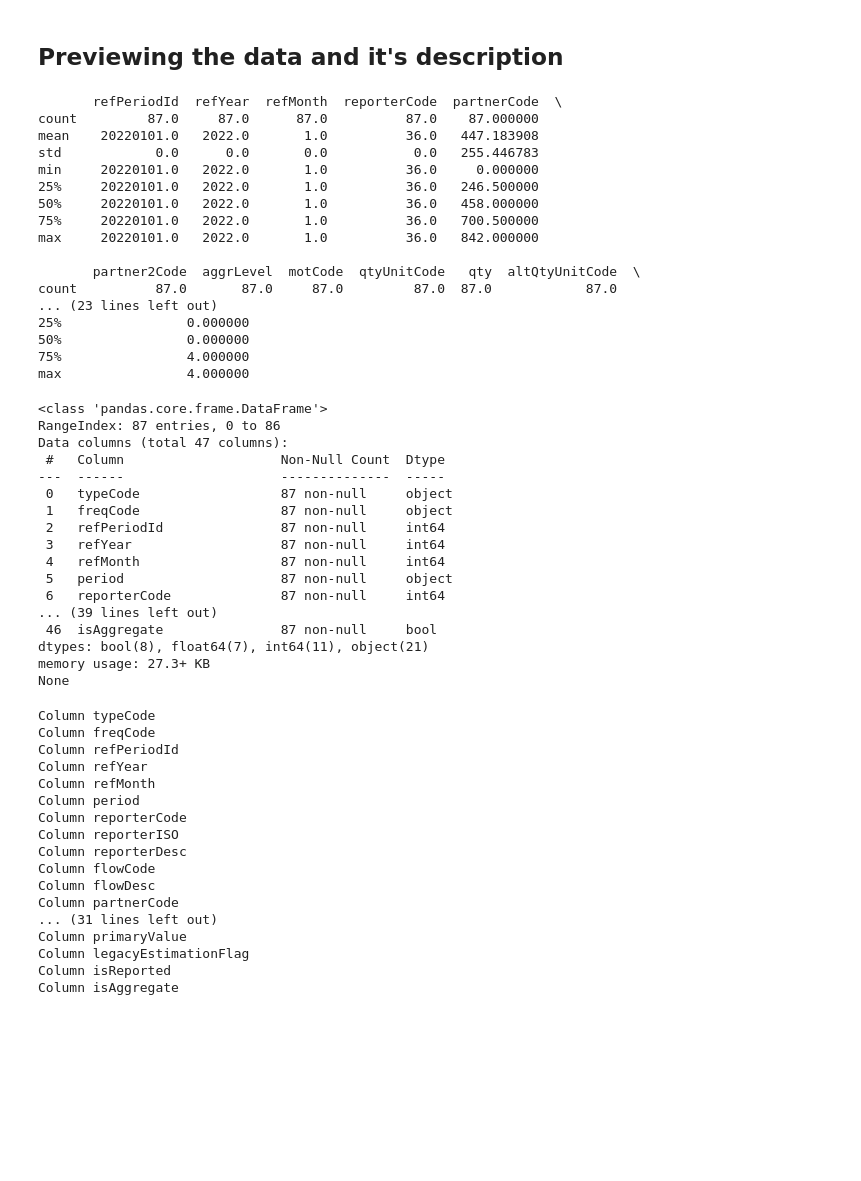
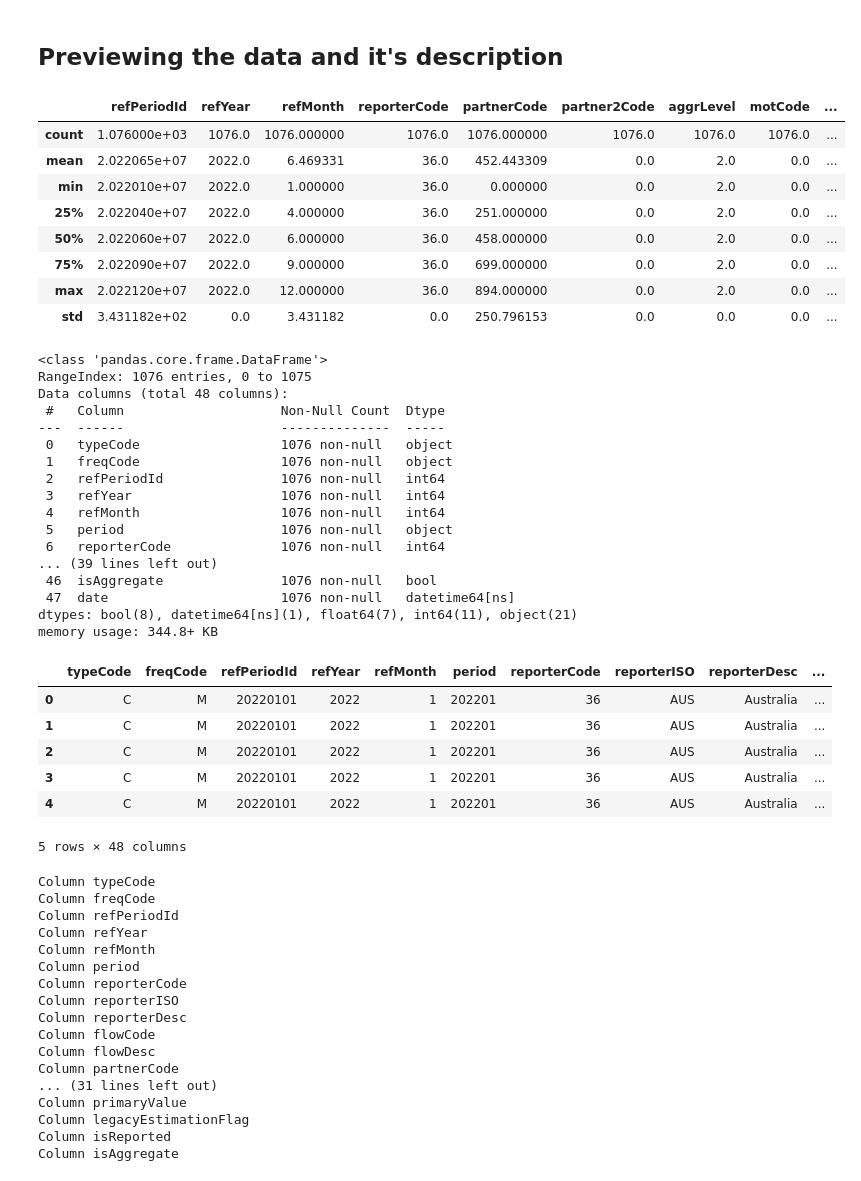
Before and after one commit to OrionLedger/Mushtari, a Jupyter notebook: notebooks/exploratory/comtrade_eda.ipynb, the cells around one changed output. Drawn from its saved outputs; the diff is of its cells as text; code cells hidden in the pictures; blank space fills up the shorter version.

```diff
--- a/notebooks/exploratory/comtrade_eda.ipynb
+++ b/notebooks/exploratory/comtrade_eda.ipynb
@@ -35,45 +56,47 @@ df = comtradeapicall.previewFinalData(
 # %% [markdown]
 ## Previewing the data and it's description
 # %%
-print(df.describe())
+df.describe()
 # %% [output]
-       refPeriodId  refYear  refMonth  reporterCode  partnerCode  \
-count         87.0     87.0      87.0          87.0    87.000000
-mean    20220101.0   2022.0       1.0          36.0   447.183908
-std            0.0      0.0       0.0           0.0   255.446783
-min     20220101.0   2022.0       1.0          36.0     0.000000
-25%     20220101.0   2022.0       1.0          36.0   246.500000
-50%     20220101.0   2022.0       1.0          36.0   458.000000
-75%     20220101.0   2022.0       1.0          36.0   700.500000
-max     20220101.0   2022.0       1.0          36.0   842.000000
-
-       partner2Code  aggrLevel  motCode  qtyUnitCode   qty  altQtyUnitCode  \
-count          87.0       87.0     87.0         87.0  87.0            87.0
-... (23 lines left out)
-25%                0.000000
-50%                0.000000
-75%                4.000000
-max                4.000000
+|  | refPeriodId | refYear | refMonth | reporterCode | partnerCode | partner2Code | aggrLevel | motCode | ... |
+| count | 1.076000e+03 | 1076.0 | 1076.000000 | 1076.0 | 1076.000000 | 1076.0 | 1076.0 | 1076.0 | ... |
+| mean | 2.022065e+07 | 2022.0 | 6.469331 | 36.0 | 452.443309 | 0.0 | 2.0 | 0.0 | ... |
+| min | 2.022010e+07 | 2022.0 | 1.000000 | 36.0 | 0.000000 | 0.0 | 2.0 | 0.0 | ... |
+| 25% | 2.022040e+07 | 2022.0 | 4.000000 | 36.0 | 251.000000 | 0.0 | 2.0 | 0.0 | ... |
+| 50% | 2.022060e+07 | 2022.0 | 6.000000 | 36.0 | 458.000000 | 0.0 | 2.0 | 0.0 | ... |
+| 75% | 2.022090e+07 | 2022.0 | 9.000000 | 36.0 | 699.000000 | 0.0 | 2.0 | 0.0 | ... |
+| max | 2.022120e+07 | 2022.0 | 12.000000 | 36.0 | 894.000000 | 0.0 | 2.0 | 0.0 | ... |
+| std | 3.431182e+02 | 0.0 | 3.431182 | 0.0 | 250.796153 | 0.0 | 0.0 | 0.0 | ... |
 # %%
-print(df.info())
+df.info()
 # %% [output]
 <class 'pandas.core.frame.DataFrame'>
-RangeIndex: 87 entries, 0 to 86
-Data columns (total 47 columns):
+RangeIndex: 1076 entries, 0 to 1075
+Data columns (total 48 columns):
  #   Column                    Non-Null Count  Dtype
 ---  ------                    --------------  -----
- 0   typeCode                  87 non-null     object
- 1   freqCode                  87 non-null     object
- 2   refPeriodId               87 non-null     int64
- 3   refYear                   87 non-null     int64
- 4   refMonth                  87 non-null     int64
- 5   period                    87 non-null     object
- 6   reporterCode              87 non-null     int64
+ 0   typeCode                  1076 non-null   object
+ 1   freqCode                  1076 non-null   object
+ 2   refPeriodId               1076 non-null   int64
+ 3   refYear                   1076 non-null   int64
+ 4   refMonth                  1076 non-null   int64
+ 5   period                    1076 non-null   object
+ 6   reporterCode              1076 non-null   int64
 ... (39 lines left out)
- 46  isAggregate               87 non-null     bool
-dtypes: bool(8), float64(7), int64(11), object(21)
-memory usage: 27.3+ KB
-None
+ 46  isAggregate               1076 non-null   bool
+ 47  date                      1076 non-null   datetime64[ns]
+dtypes: bool(8), datetime64[ns](1), float64(7), int64(11), object(21)
+memory usage: 344.8+ KB
+# %%
+df.head(5)
+# %% [output]
+|  | typeCode | freqCode | refPeriodId | refYear | refMonth | period | reporterCode | reporterISO | reporterDesc | ... |
+| 0 | C | M | 20220101 | 2022 | 1 | 202201 | 36 | AUS | Australia | ... |
+| 1 | C | M | 20220101 | 2022 | 1 | 202201 | 36 | AUS | Australia | ... |
+| 2 | C | M | 20220101 | 2022 | 1 | 202201 | 36 | AUS | Australia | ... |
+| 3 | C | M | 20220101 | 2022 | 1 | 202201 | 36 | AUS | Australia | ... |
+| 4 | C | M | 20220101 | 2022 | 1 | 202201 | 36 | AUS | Australia | ... |
+5 rows × 48 columns
 # %%
 columns = df.columns.to_list()
 for column in columns:
```
Also changed, not shown: parts of 9 cells of this notebook.
